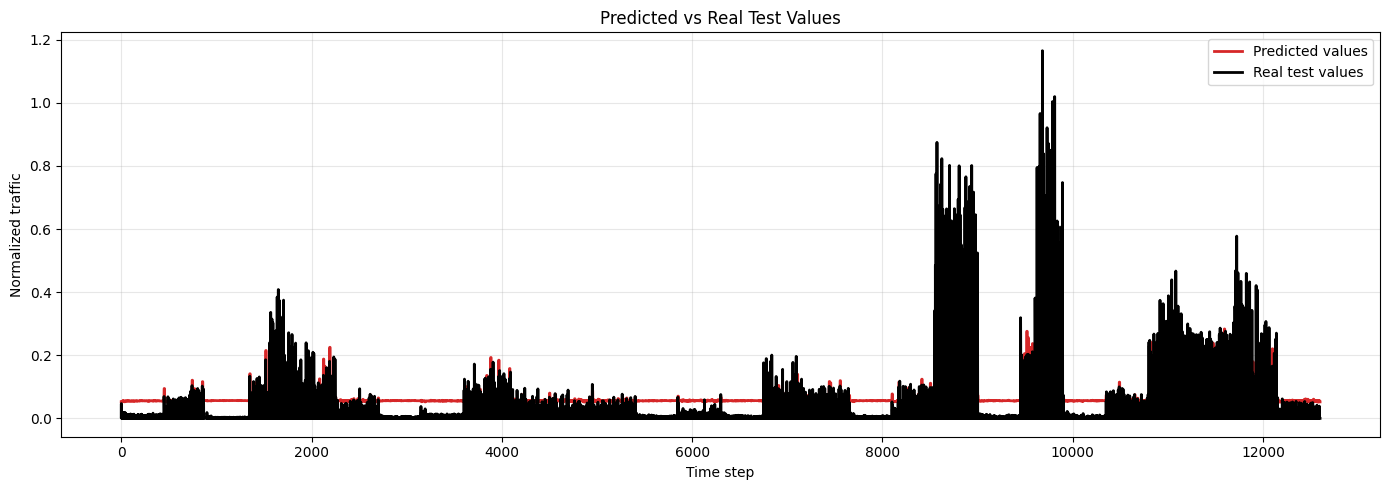
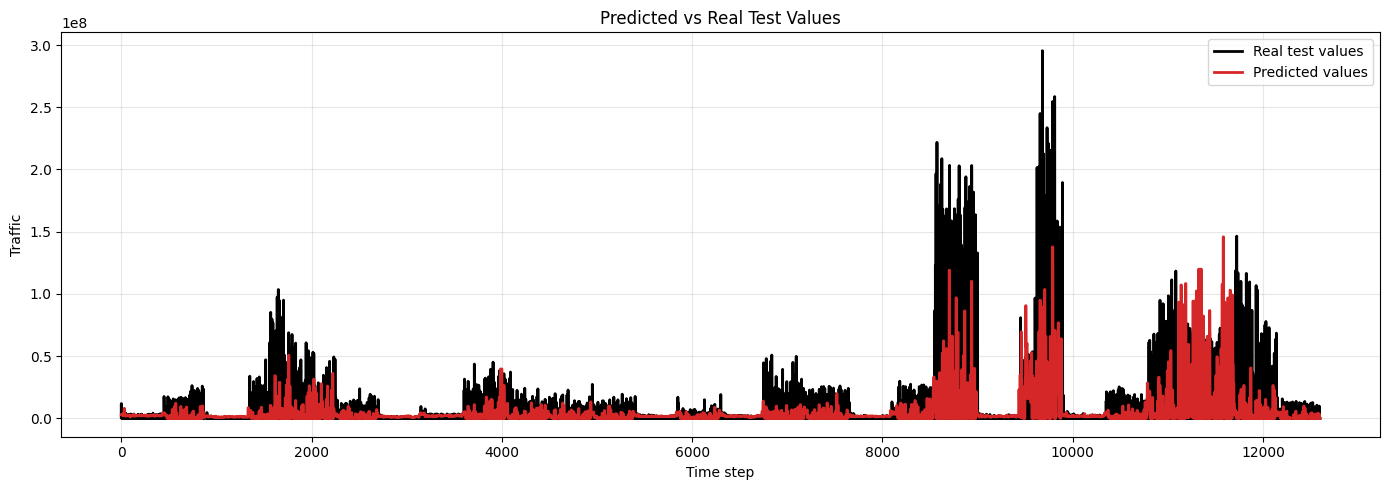
The notebook cell's code change between the first figure and the second:
--- before
+++ after
@@ -7,6 +7,6 @@
 
 plt.figure(figsize=(14, 5))
+plt.plot(real_test[:n], label='Real test values', linewidth=2, color='black')
 plt.plot(pred_test[:n], label='Predicted values', linewidth=2, color='tab:red')
-plt.plot(real_test[:n], label='Real test values', linewidth=2, color='black')
 plt.title('Predicted vs Real Test Values')
 plt.xlabel('Time step')

Commit: Switch YT notebook to quantile loss